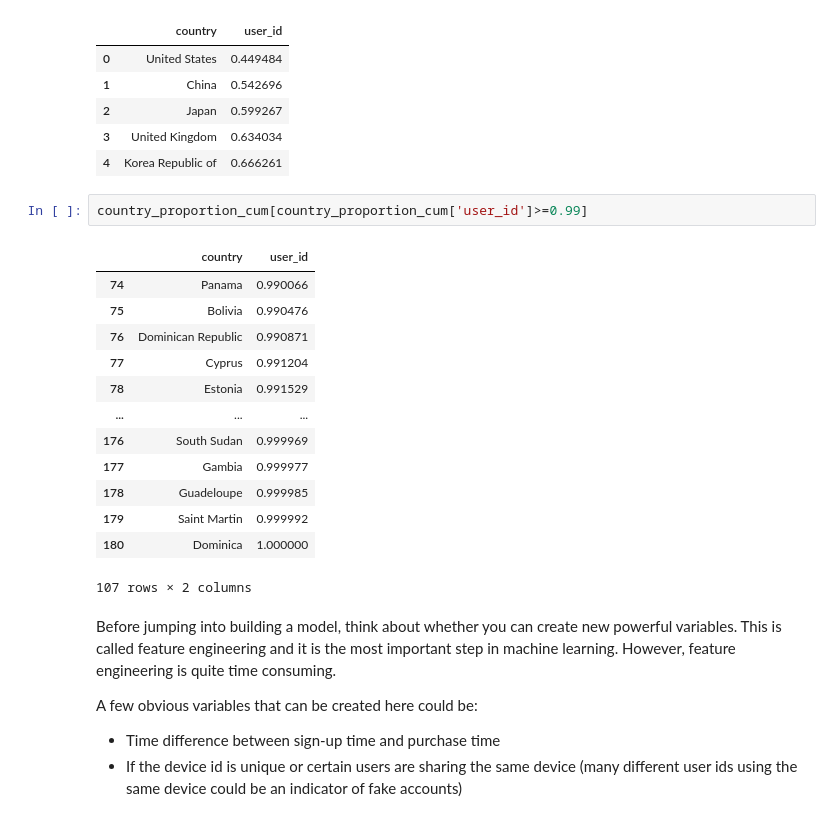
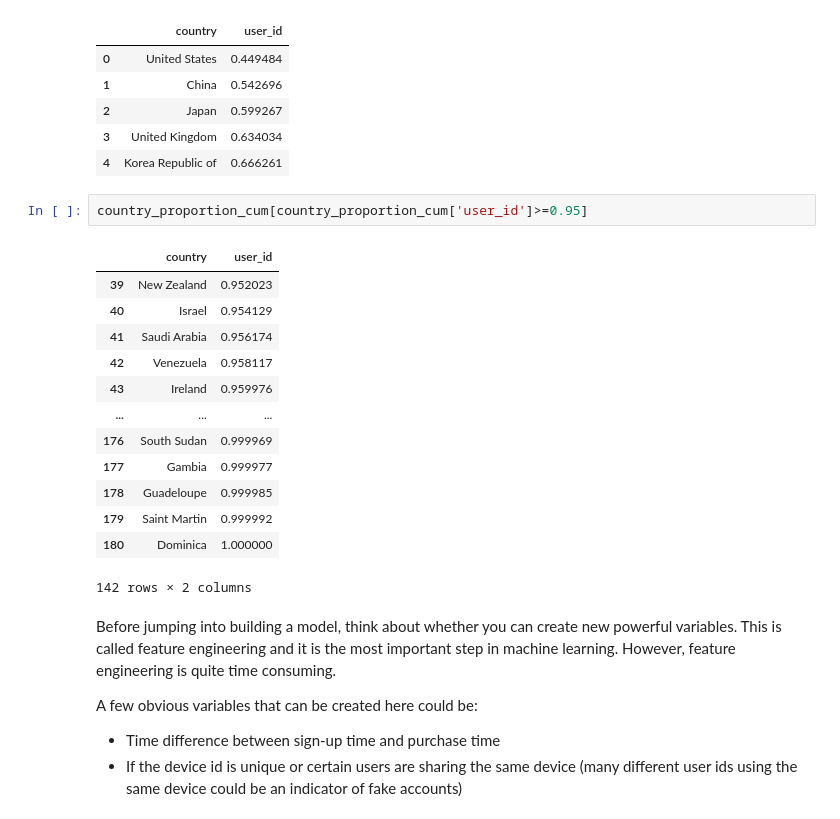
Before and after one commit to menghe2727/data_science, a Jupyter notebook: Identifying_fraudulent_activities/fraud_activities.ipynb, the cells around one changed output. Cells and saved outputs as stored; diff of their text form.

```diff
--- a/Identifying_fraudulent_activities/fraud_activities.ipynb
+++ b/Identifying_fraudulent_activities/fraud_activities.ipynb
@@ -315,21 +316,21 @@ country_proportion_cum.head()
 | 3 | United Kingdom | 0.634034 |
 | 4 | Korea Republic of | 0.666261 |
 # %%
-country_proportion_cum[country_proportion_cum['user_id']>=0.99]
+country_proportion_cum[country_proportion_cum['user_id']>=0.95]
 # %% [output]
 |  | country | user_id |
-| 74 | Panama | 0.990066 |
-| 75 | Bolivia | 0.990476 |
-| 76 | Dominican Republic | 0.990871 |
-| 77 | Cyprus | 0.991204 |
-| 78 | Estonia | 0.991529 |
+| 39 | New Zealand | 0.952023 |
+| 40 | Israel | 0.954129 |
+| 41 | Saudi Arabia | 0.956174 |
+| 42 | Venezuela | 0.958117 |
+| 43 | Ireland | 0.959976 |
 | ... | ... | ... |
 | 176 | South Sudan | 0.999969 |
 | 177 | Gambia | 0.999977 |
 | 178 | Guadeloupe | 0.999985 |
 | 179 | Saint Martin | 0.999992 |
 | 180 | Dominica | 1.000000 |
-107 rows × 2 columns
+142 rows × 2 columns
 # %% [markdown]
 Before jumping into building a model, think about whether you can create new powerful variables. This is
 called feature engineering and it is the most important step in machine learning. However, feature
```
Also changed, not shown: parts of 13 cells of this notebook.
